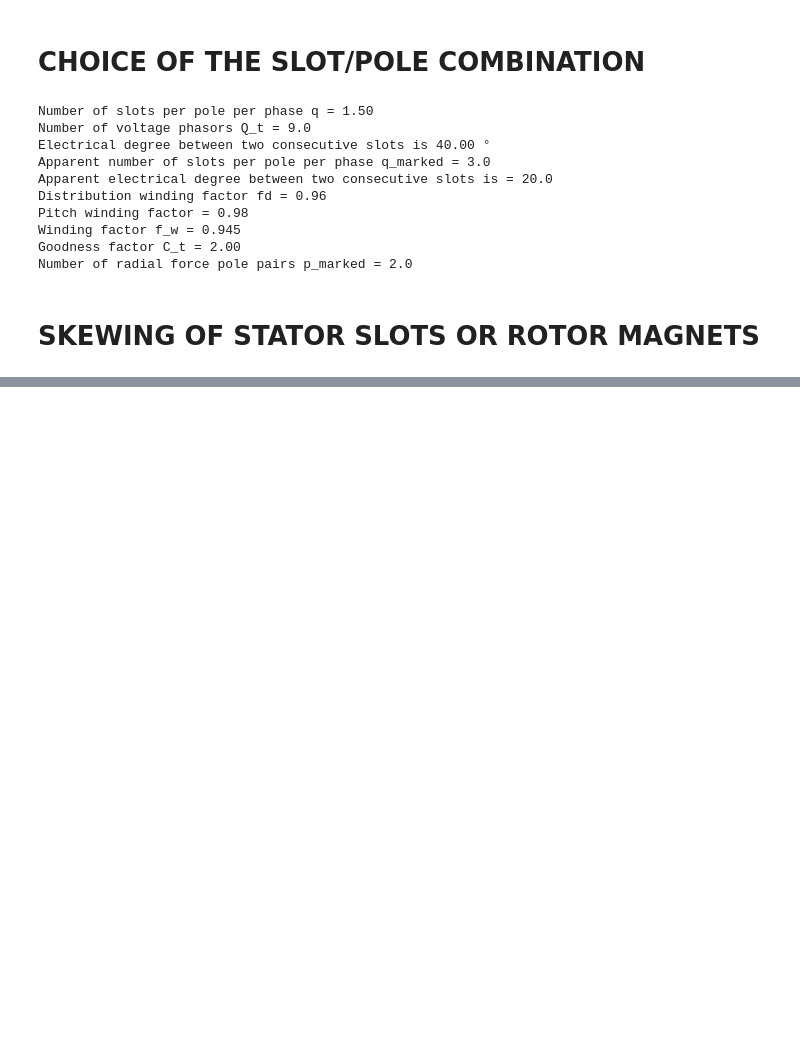
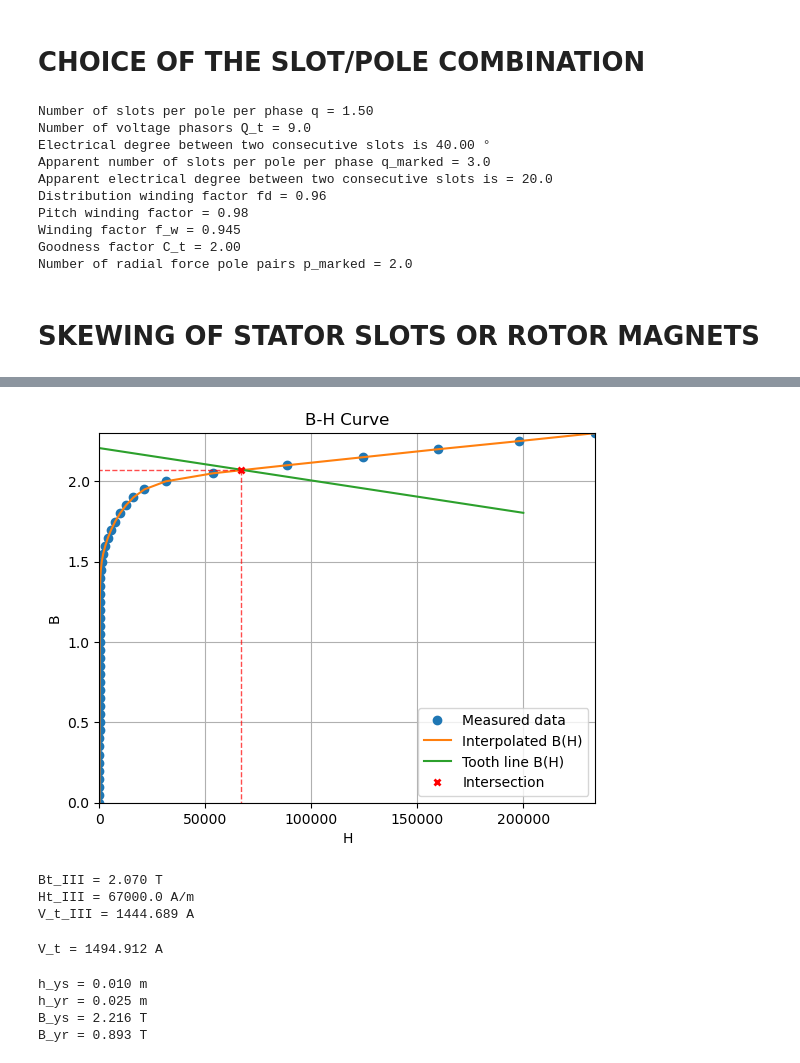
Before and after one commit to rkleva/SMPM-Design, a Jupyter notebook: design_example.ipynb, the cells around one changed output, grey strips where cells are left out. Saved outputs shown, nothing was run; the diff lists cells and outputs as text; code cells hidden in the pictures; blank space fills up the shorter version.

```diff
--- a/design_example.ipynb
+++ b/design_example.ipynb
@@ -174,0 +460,67 @@ Total are of the slot S_slot = 347.5538833214861 mm^2
+# %%
+#Section III
+bt_III = bt
+Bt_III_marked = B_delta_m_corr*tau_s/(k_fe*bt_III)
+Bt_III = Any
+Ht_III = Any
+if not (Bt_III_marked < 1.8):
+        H_t = np.linspace(0,200000, 1000)
+        B_t_marked_plot = np.full(len(H_t), Bt_III_marked)
+        B_t = B_t_marked_plot - k_t*mi_0*H_t
+        plt.figure()
+        plt.plot(H, B, 'o', label='Measured data')
+        plt.plot(H, B_from_H(H), '-', label='Interpolated B(H)')
+        plt.plot(H_t, B_t, '-', label='Tooth line B(H)')
+        # Mark the intersection point with X marker
+        H_intersection = 67000
+        B_intersection = 2.07
+        plt.plot(H_intersection, B_intersection, 'rx', markersize=5, markeredgewidth=2, label='Intersection')
+        # Draw dotted lines to axes
+        plt.plot([H_intersection, H_intersection], [plt.ylim()[0], B_intersection], 'r--', linewidth=1, alpha=0.7)
+        plt.plot([plt.xlim()[0], H_intersection], [B_intersection, B_intersection], 'r--', linewidth=1, alpha=0.7)
+
+        plt.xlim(0,max(H))
+        plt.ylim(0,max(B))
+        plt.xlabel("H")
+        plt.ylabel("B")
+        plt.title("B-H Curve")
+        plt.grid(True)
+        plt.legend()
+        plt.show()
+        Bt_III = B_intersection
+        Ht_III = H_intersection
+
+print(f"Bt_III = {Bt_III:.3f} T")
+print(f"Ht_III = {Ht_III:.1f} A/m")
+V_t_III = Ht_III*(h2+h3)
+print(f"V_t_III = {V_t_III:.3f} A")
+# %% [output]
+[figure, added]
+Bt_III = 2.070 T
+Ht_III = 67000.0 A/m
+V_t_III = 1444.689 A
+# %%
+V_t = V_t_I + V_t_II + V_t_III                                      #Total MMF drop in the tooth
+print(f"V_t = {V_t:.3f} A")
+# %% [output]
+V_t = 1494.912 A
+# %%
+#Stator and rotor yoke MMF drop
+#Assumed variables--------------
+Dr = 77e-3
+#-----------------------
+
+
+h_ys = (Do - (D + 2*22e-3)) * 0.5     #I should aim for the height to be 22 mm otherwise I would get too high of a field strength
+print(f"h_ys = {h_ys:.3f} m")
+h_yr = (Dr - Di) / 2
+print(f"h_yr = {h_yr:.3f} m")
+B_ys = Phi_m_corr / (2*k_fe*h_ys*l)
+print(f"B_ys = {B_ys:.3f} T")
+B_yr = Phi_m_corr / (2*k_fe*h_yr*l)
+print(f"B_yr = {B_yr:.3f} T")
+# %% [output]
+h_ys = 0.010 m
+h_yr = 0.025 m
+B_ys = 2.216 T
+B_yr = 0.893 T
```
Also changed, not shown: parts of 11 cells of this notebook.
